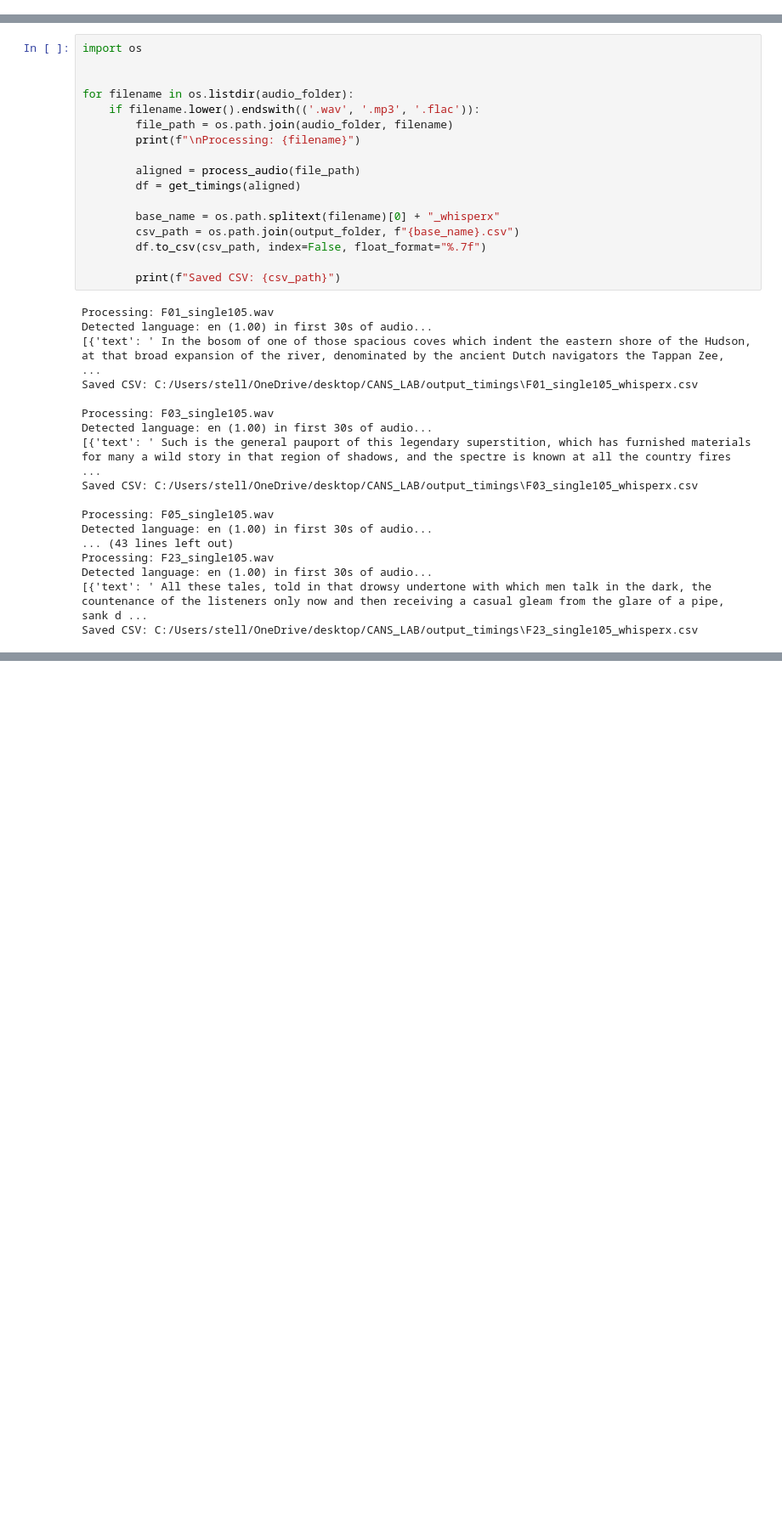
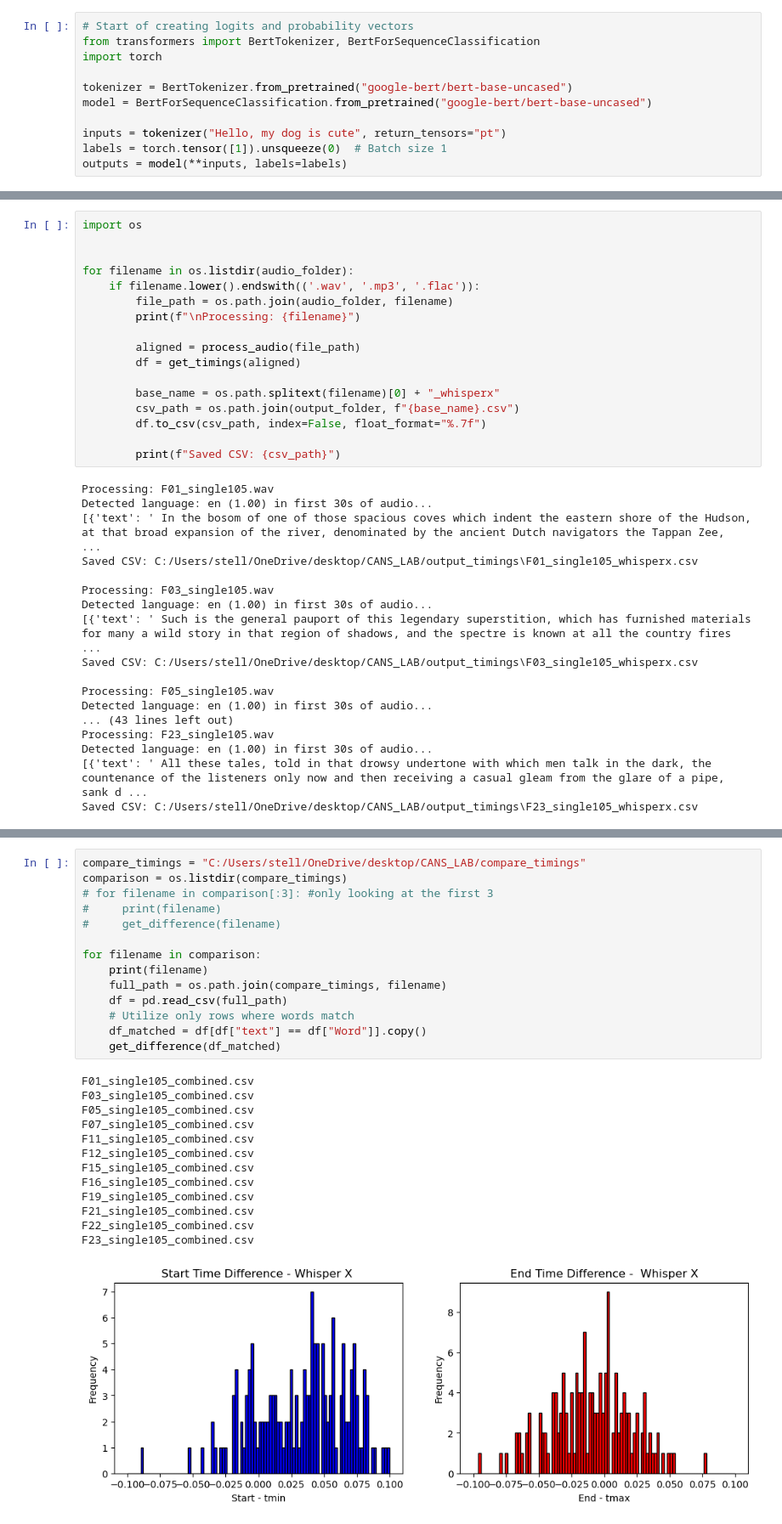
Before and after one commit to stella527/CANS_LLM, a Jupyter notebook: Updated whisperX.ipynb, the cells around one changed output, grey strips where cells are left out. Shown: that part at 85% size. Drawn from its saved outputs; the diff is of its cells as text; blank space fills up the shorter version.

```diff
--- a/Updated whisperX.ipynb
+++ b/Updated whisperX.ipynb
@@ -28,6 +29,17 @@ No language specified, language will be first be detected for each audio file (i
 Lightning automatically upgraded your loaded checkpoint from v1.5.4 to v2.5.1.post0. To apply the upgrade to your files permanently, run `python -m pytorch_lightning.utilities.upgrade_checkpoint C:\Us ...
 Model was trained with pyannote.audio 0.0.1, yours is 3.3.2. Bad things might happen unless you revert pyannote.audio to 0.x.
 Model was trained with torch 1.10.0+cu102, yours is 2.7.1+cpu. Bad things might happen unless you revert torch to 1.x.
+# %%
+# Start of creating logits and probability vectors
+from transformers import BertTokenizer, BertForSequenceClassification
+import torch
+
+tokenizer = BertTokenizer.from_pretrained("google-bert/bert-base-uncased")
+model = BertForSequenceClassification.from_pretrained("google-bert/bert-base-uncased")
+
+inputs = tokenizer("Hello, my dog is cute", return_tensors="pt")
+labels = torch.tensor([1]).unsqueeze(0)  # Batch size 1
+outputs = model(**inputs, labels=labels)
 # %%
 import os
 import string
@@ -222,0 +204,28 @@ Text(0, 0.5, 'Frequency')
+# %%
+compare_timings = "C:/Users/stell/OneDrive/desktop/CANS_LAB/compare_timings"
+comparison = os.listdir(compare_timings)
+# for filename in comparison[:3]: #only looking at the first 3
+#     print(filename)
+#     get_difference(filename)
+
+for filename in comparison:
+    print(filename)
+    full_path = os.path.join(compare_timings, filename)
+    df = pd.read_csv(full_path)
+    # Utilize only rows where words match
+    df_matched = df[df["text"] == df["Word"]].copy()
+    get_difference(df_matched)
+# %% [output]
+F01_single105_combined.csv
+F03_single105_combined.csv
+F05_single105_combined.csv
+F07_single105_combined.csv
+F11_single105_combined.csv
+F12_single105_combined.csv
+F15_single105_combined.csv
+F16_single105_combined.csv
+F19_single105_combined.csv
+F21_single105_combined.csv
+F22_single105_combined.csv
+F23_single105_combined.csv
+[figure, added]
```
Also changed, not shown: parts of 7 cells of this notebook.
